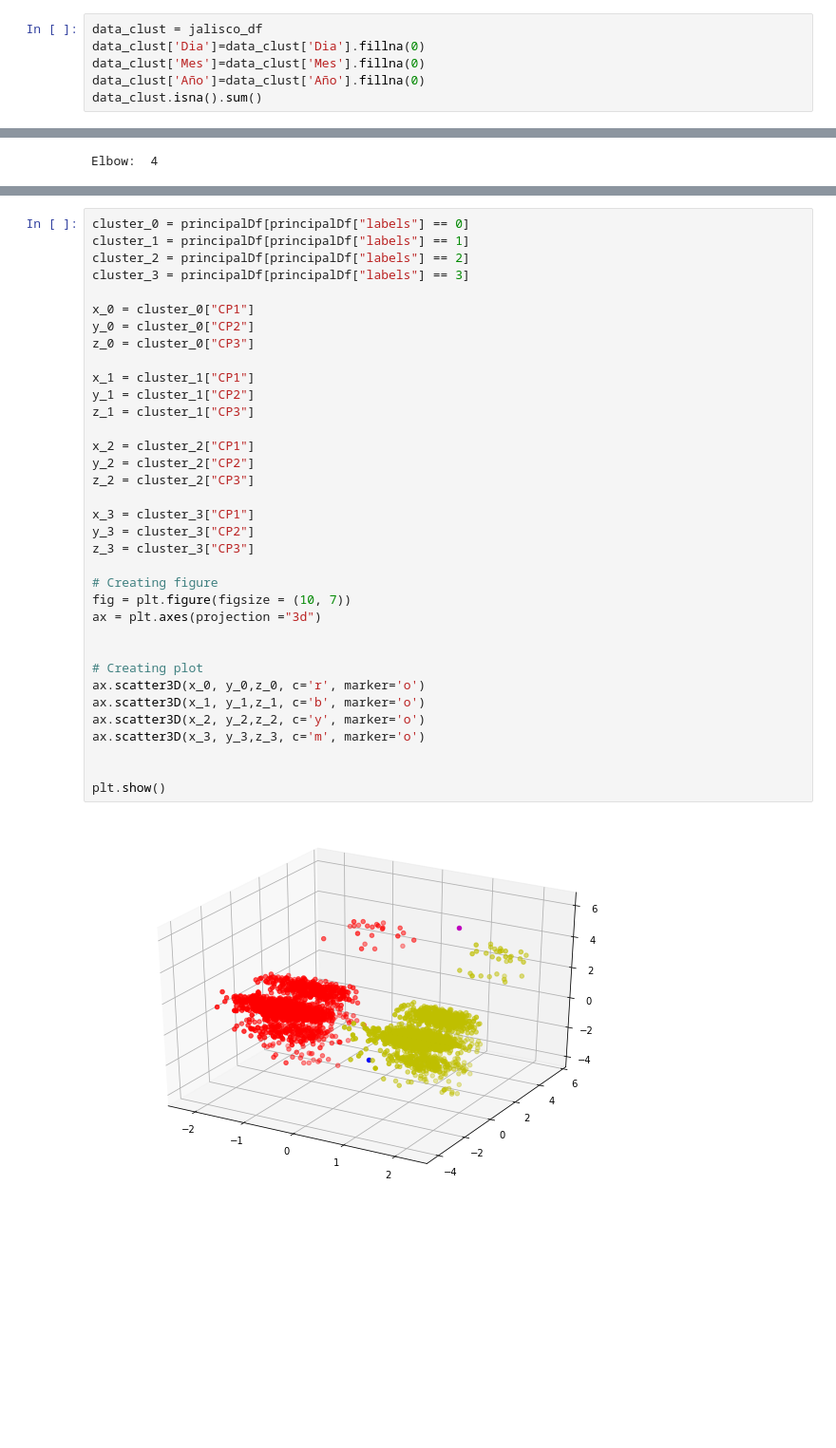
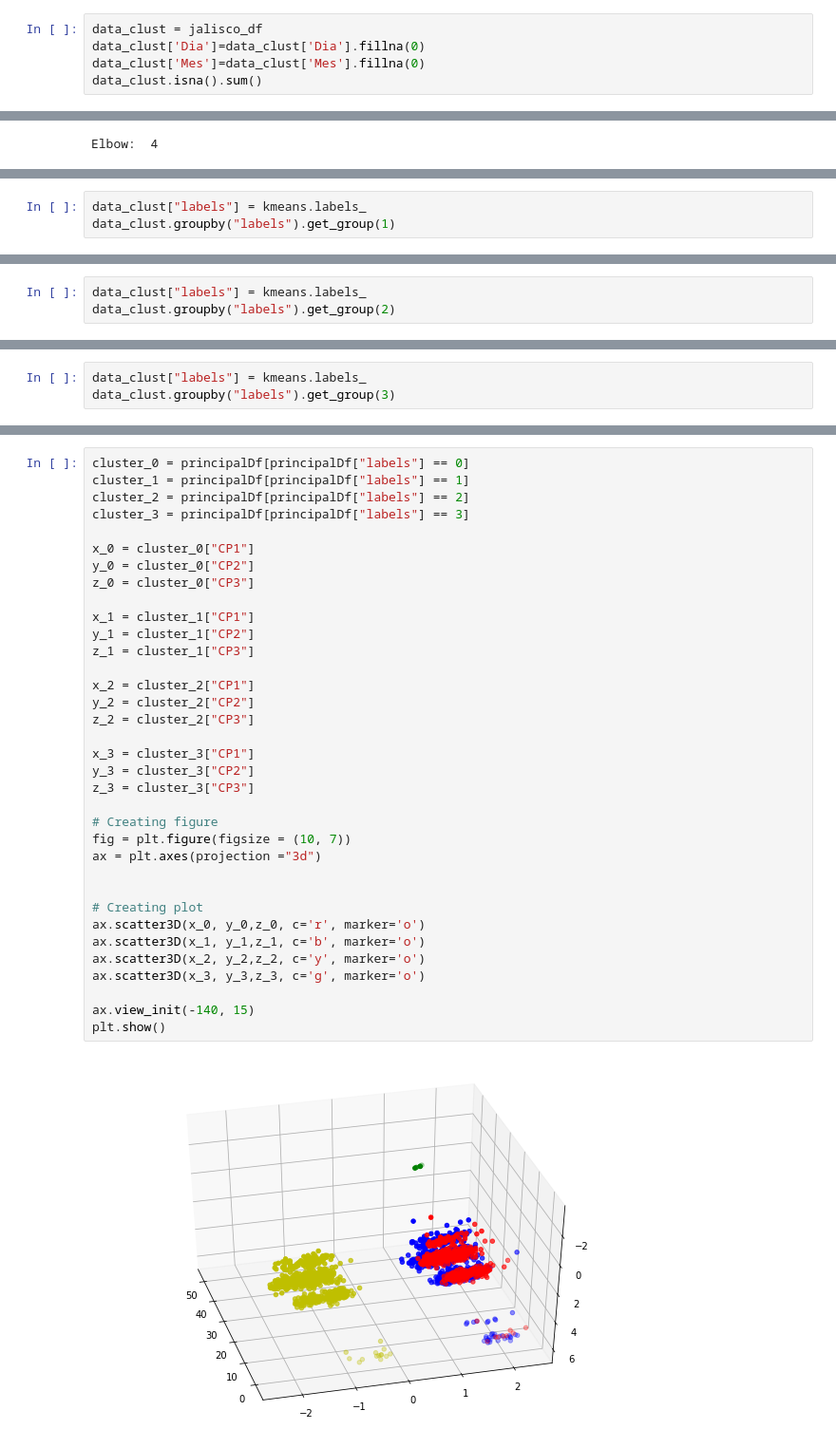
Before and after one commit to mafer-saes01/Proyecto_ASE, a Jupyter notebook: ProyectoASE.ipynb, the cells around one changed output, grey strips where cells are left out. Shown at 95% size. Cells and saved outputs as stored; diff of their text form; blank space fills up the shorter version.

```diff
--- a/ProyectoASE.ipynb
+++ b/ProyectoASE.ipynb
@@ -706,7 +786,6 @@ jalisco_df
 data_clust = jalisco_df
 data_clust['Dia']=data_clust['Dia'].fillna(0)
 data_clust['Mes']=data_clust['Mes'].fillna(0)
-data_clust['Año']=data_clust['Año'].fillna(0)
 data_clust.isna().sum()
 # %% [output]
 Municipio        0
@@ -785,0 +1028,3 @@ data_clust.groupby("labels").get_group(0)
+# %%
+data_clust["labels"] = kmeans.labels_
+data_clust.groupby("labels").get_group(1)
@@ -785,0 +1197,3 @@ data_clust.groupby("labels").get_group(0)
+# %%
+data_clust["labels"] = kmeans.labels_
+data_clust.groupby("labels").get_group(2)
@@ -785,0 +1363,3 @@ data_clust.groupby("labels").get_group(0)
+# %%
+data_clust["labels"] = kmeans.labels_
+data_clust.groupby("labels").get_group(3)
@@ -811,33 +1400,33 @@ cluster_2 = principalDf[principalDf["labels"] == 2]
 cluster_3 = principalDf[principalDf["labels"] == 3]
 
 x_0 = cluster_0["CP1"]
 y_0 = cluster_0["CP2"]
 z_0 = cluster_0["CP3"]
 
 x_1 = cluster_1["CP1"]
 y_1 = cluster_1["CP2"]
 z_1 = cluster_1["CP3"]
 
 x_2 = cluster_2["CP1"]
 y_2 = cluster_2["CP2"]
 z_2 = cluster_2["CP3"]
 
 x_3 = cluster_3["CP1"]
 y_3 = cluster_3["CP2"]
 z_3 = cluster_3["CP3"]
 
 # Creating figure
 fig = plt.figure(figsize = (10, 7))
 ax = plt.axes(projection ="3d")
 
 
 # Creating plot
 ax.scatter3D(x_0, y_0,z_0, c='r', marker='o')
 ax.scatter3D(x_1, y_1,z_1, c='b', marker='o')
 ax.scatter3D(x_2, y_2,z_2, c='y', marker='o')
-ax.scatter3D(x_3, y_3,z_3, c='m', marker='o')
+ax.scatter3D(x_3, y_3,z_3, c='g', marker='o')
 
-
+ax.view_init(-140, 15)
 plt.show()
 # %% [output]
-[figure, old version]
+[figure, new version]
```
Also changed, not shown: parts of 69 cells of this notebook.
